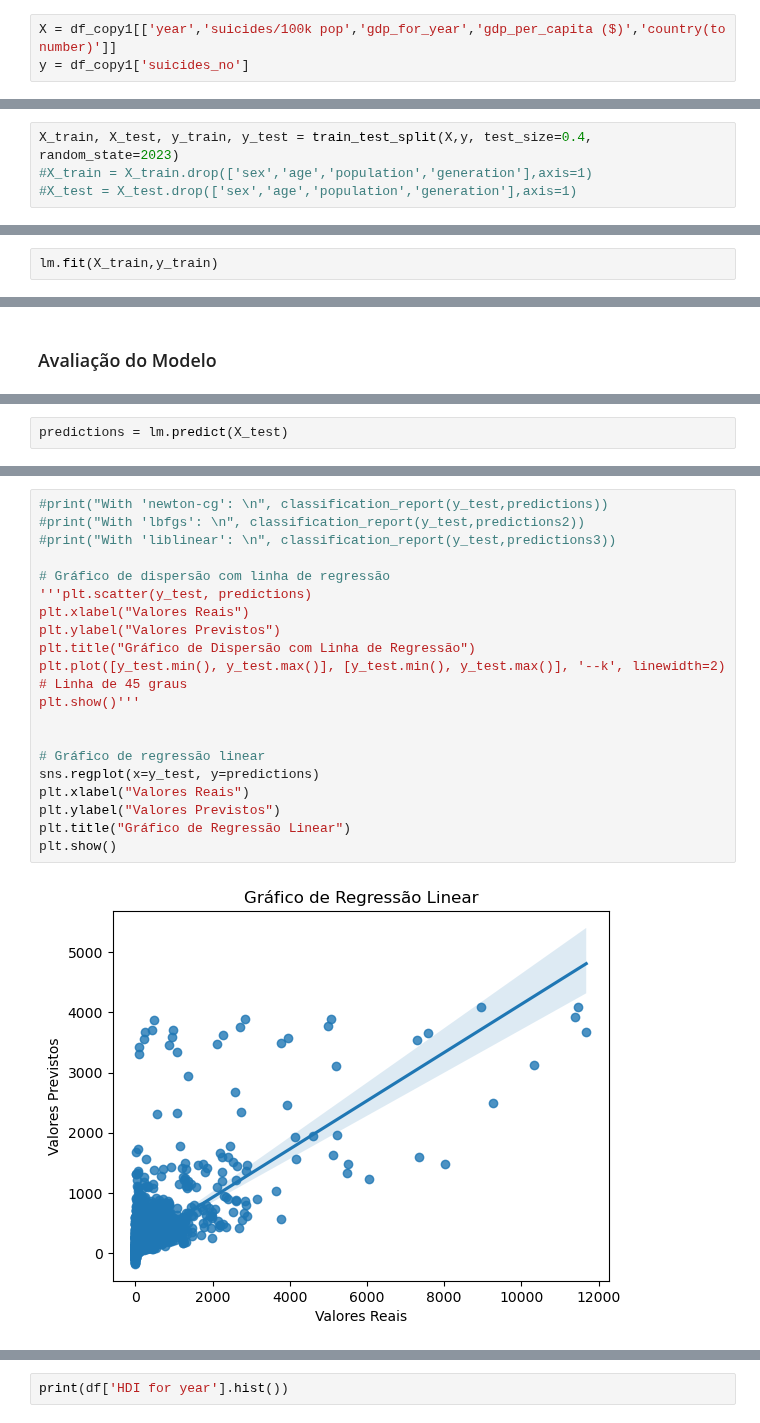
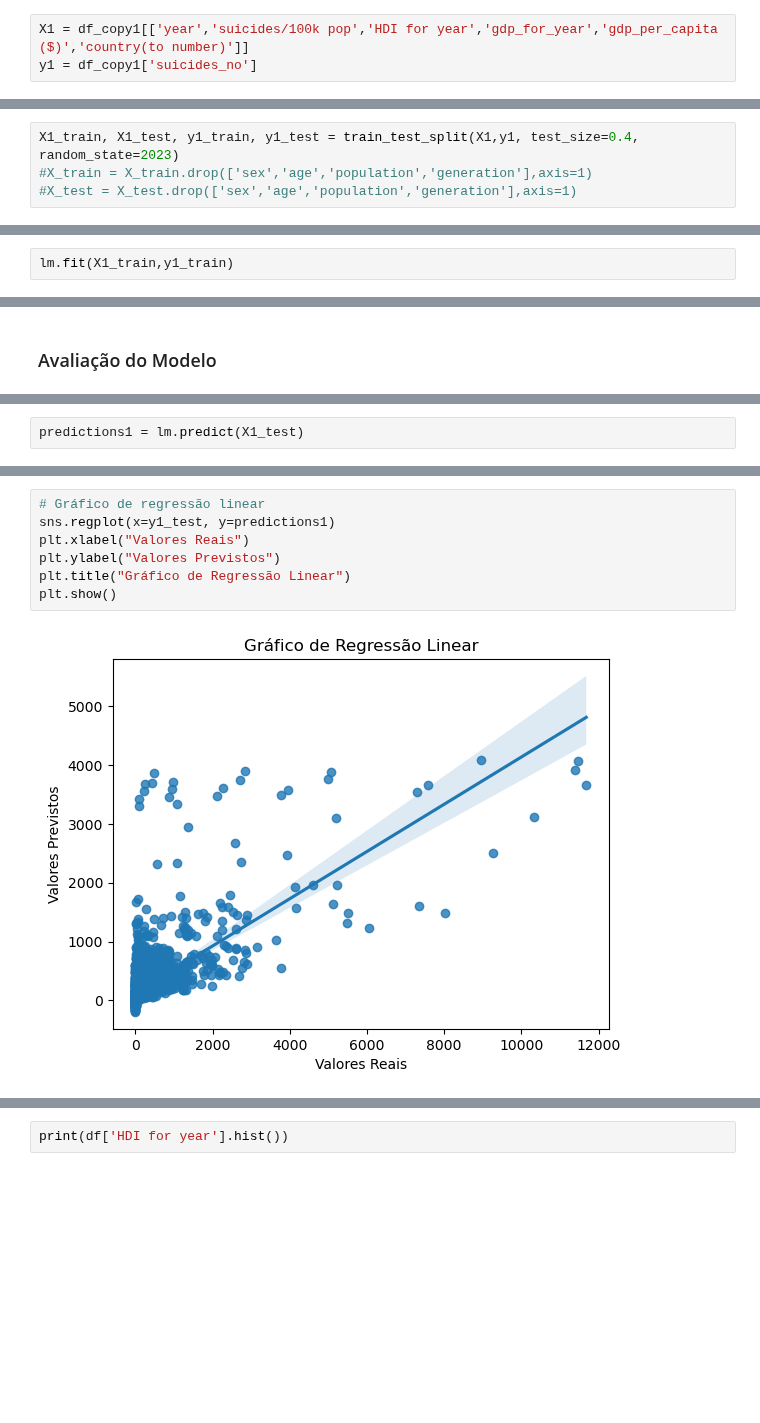
Before and after one commit to rafa2002/DAA-2324, a Jupyter notebook: Suicides.ipynb, the cells around one changed output, grey strips where cells are left out. Drawn from its saved outputs; the diff is of its cells as text; blank space fills up the shorter version.

```diff
--- a/Suicides.ipynb
+++ b/Suicides.ipynb
@@ -299,10 +302,10 @@ memory usage: 784.1+ KB
 # %%
-X = df_copy1[['year','suicides/100k pop','gdp_for_year','gdp_per_capita ($)','country(to number)']]
-y = df_copy1['suicides_no']
+X1 = df_copy1[['year','suicides/100k pop','HDI for year','gdp_for_year','gdp_per_capita ($)','country(to number)']]
+y1 = df_copy1['suicides_no']
 # %% [markdown]
 ### Separação dos dados de teste
 # %%
-X_train, X_test, y_train, y_test = train_test_split(X,y, test_size=0.4, random_state=2023)
+X1_train, X1_test, y1_train, y1_test = train_test_split(X1,y1, test_size=0.4, random_state=2023)
 #X_train = X_train.drop(['sex','age','population','generation'],axis=1)
 #X_test = X_test.drop(['sex','age','population','generation'],axis=1)
 # %% [markdown]
@@ -311,7 +314,7 @@ X_train, X_test, y_train, y_test = train_test_split(X,y, test_size=0.4, random_s
 #Treino
 lm = LinearRegression()
 # %%
-lm.fit(X_train,y_train)
+lm.fit(X1_train,y1_train)
 # %% [output]
 LinearRegression()
 # %% [markdown]
@@ -327,3 +326,3 @@ print(lm.intercept_)
 # %%
-predictions = lm.predict(X_test)
+predictions1 = lm.predict(X1_test)
 # %%
@@ -357,22 +357,9 @@ from sklearn.metrics import classification_report, ConfusionMatrixDisplay
 # %%
-#print("With 'newton-cg': \n", classification_report(y_test,predictions))
-#print("With 'lbfgs': \n", classification_report(y_test,predictions2))
-#print("With 'liblinear': \n", classification_report(y_test,predictions3))
-
-# Gráfico de dispersão com linha de regressão
-'''plt.scatter(y_test, predictions)
-plt.xlabel("Valores Reais")
-plt.ylabel("Valores Previstos")
-plt.title("Gráfico de Dispersão com Linha de Regressão")
-plt.plot([y_test.min(), y_test.max()], [y_test.min(), y_test.max()], '--k', linewidth=2)  # Linha de 45 graus
-plt.show()'''
-
-
 # Gráfico de regressão linear
-sns.regplot(x=y_test, y=predictions)
+sns.regplot(x=y1_test, y=predictions1)
 plt.xlabel("Valores Reais")
 plt.ylabel("Valores Previstos")
 plt.title("Gráfico de Regressão Linear")
 plt.show()
 # %% [output]
-[figure, old version]
+[figure, new version]
```
Also changed, not shown: parts of 33 cells of this notebook.
